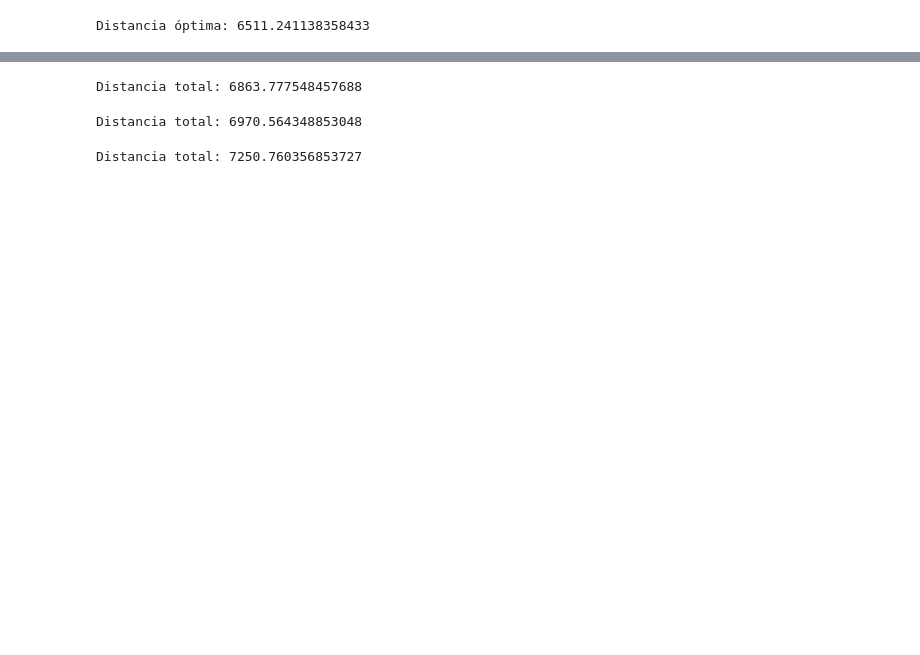
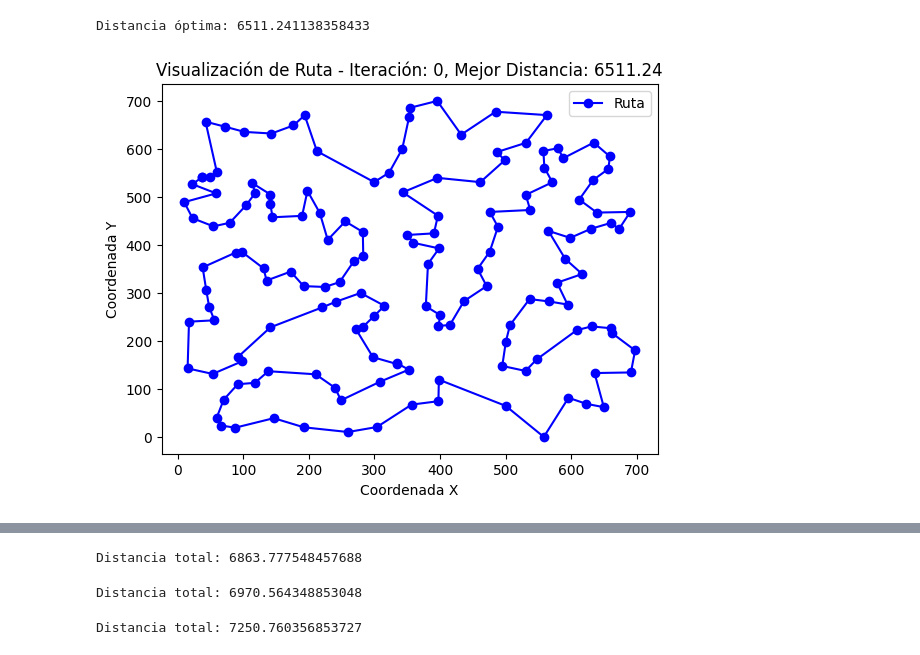
Before and after one commit to pabloozamora/UVG_Modsim_Lab_8, a Jupyter notebook: TSP/tsp_genetic.ipynb, the cells around one changed output, grey strips where cells are left out. Drawn from its saved outputs; the diff is of its cells as text; code cells hidden in the pictures; blank space fills up the shorter version.

```diff
--- a/TSP/tsp_genetic.ipynb
+++ b/TSP/tsp_genetic.ipynb
@@ -13,7 +14,7 @@ with open('ch150.tsp') as file:
     nodes.append((float(x), float(y)))
 # %%
 # Función para calcular la distancia entre dos nodos
-def distance(node1_index, node2_index):
+def get_distance(node1_index, node2_index):
   """
   Los nodos van desde 1 hasta 150
   """
@@ -31,16 +32,39 @@ def total_distance(route):
 
   total = 0
   for i in range(len(route) - 1):
-    total += distance(route[i], route[i + 1])
+    total += get_distance(route[i], route[i + 1])
   return total
+# %%
+def plot_route(route, iteration, best_distance, ax=None, filename=None):
+    if ax is None:
+        _, ax = plt.subplots()
+
+    ax.clear()
+    x_coords = [nodes[i - 1][0] for i in route]
+    y_coords = [nodes[i - 1][1] for i in route]
+
+    ax.plot(x_coords + [x_coords[0]], y_coords + [y_coords[0]], 'bo-', label="Ruta")
+
+    ax.set_title(f"Visualización de Ruta - Iteración: {iteration}, Mejor Distancia: {best_distance:.2f}")
+    ax.set_xlabel("Coordenada X")
+    ax.set_ylabel("Coordenada Y")
+    ax.legend()
+
+    plt.draw()
+
+    if filename:
+        plt.savefig(filename)
 # %%
 # Realizar el cálculo de la distancia del recorrido óptimo
 with open('ch150.opt.tour', 'r') as file:
     opt_route = [int(line.strip()) for line in file]
+    distance = total_distance(opt_route)
+    print(f"Distancia óptima: {distance}")
 
-    print(f"Distancia óptima: {total_distance(opt_route)}")
+    plot_route(opt_route, 0, distance)
 # %% [output]
 Distancia óptima: 6511.241138358433
+[figure, added]
 # %%
 # Función para generar una población aleatoria de permutaciones
 def generate_population(size):
```
Also changed, not shown: parts of 13 cells of this notebook, 1 other file.
